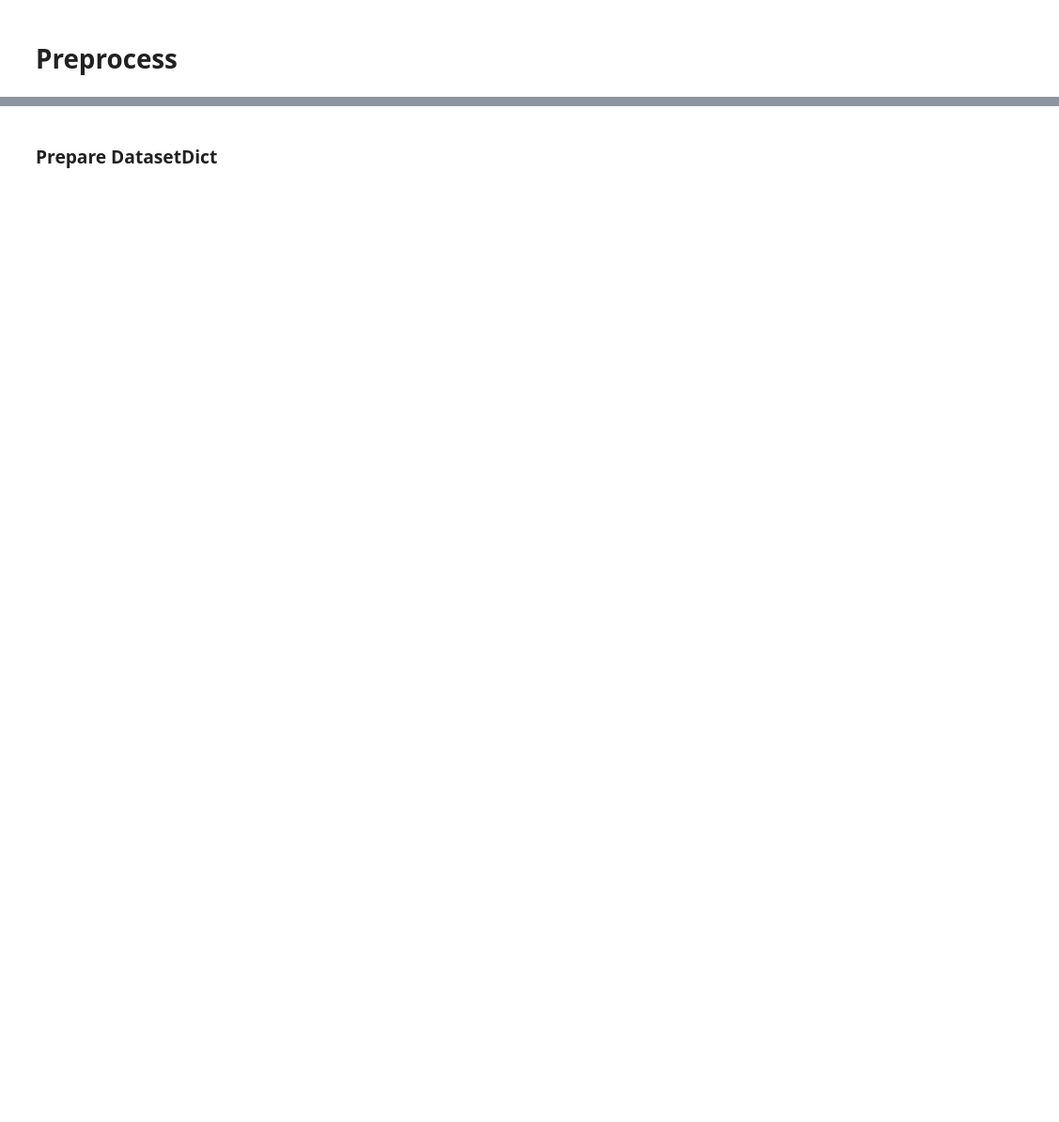
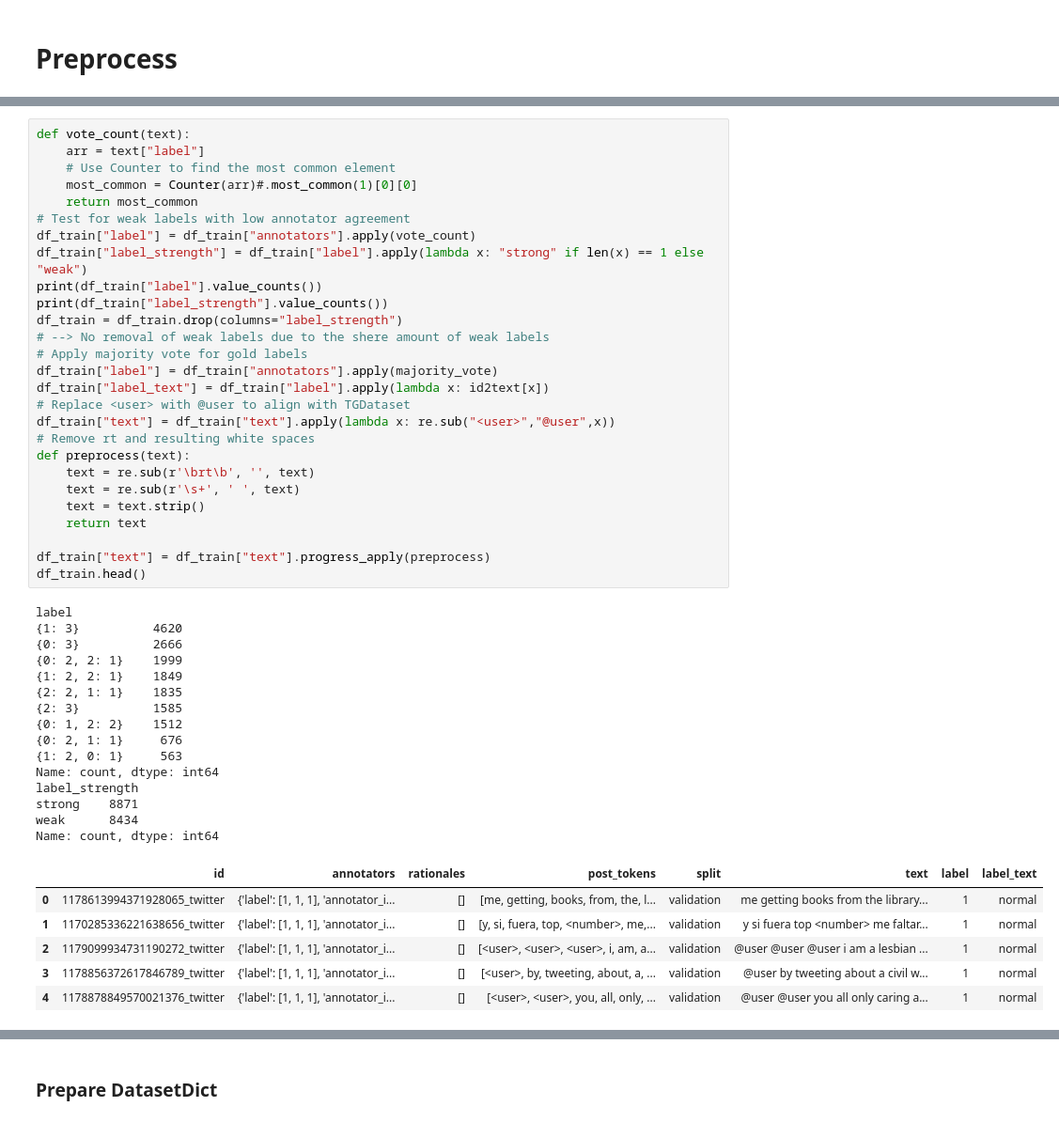
Before and after one commit to TomSOWI/thesis-datasets, a Jupyter notebook: hateXplain/create_dataset.ipynb, the cells around one changed output, grey strips where cells are left out. Shown at 94% size. Drawn from its saved outputs; the diff is of its cells as text; blank space fills up the shorter version.

```diff
--- a/hateXplain/create_dataset.ipynb
+++ b/hateXplain/create_dataset.ipynb
@@ -149 +130,50 @@ Showing 3 example(s) for pattern: rt
+# %%
+def vote_count(text):
+    arr = text["label"]
+    # Use Counter to find the most common element
+    most_common = Counter(arr)#.most_common(1)[0][0]
+    return most_common
+# Test for weak labels with low annotator agreement
+df_train["label"] = df_train["annotators"].apply(vote_count)
+df_train["label_strength"] = df_train["label"].apply(lambda x: "strong" if len(x) == 1 else "weak")
+print(df_train["label"].value_counts())
+print(df_train["label_strength"].value_counts())
+df_train = df_train.drop(columns="label_strength")
+# --> No removal of weak labels due to the shere amount of weak labels
+# Apply majority vote for gold labels
+df_train["label"] = df_train["annotators"].apply(majority_vote)
+df_train["label_text"] = df_train["label"].apply(lambda x: id2text[x])
+# Replace <user> with @user to align with TGDataset
+df_train["text"] = df_train["text"].apply(lambda x: re.sub("<user>","@user",x))
+# Remove rt and resulting white spaces
+def preprocess(text):
+    text = re.sub(r'\brt\b', '', text)
+    text = re.sub(r'\s+', ' ', text)
+    text = text.strip()
+    return text
+
+df_train["text"] = df_train["text"].progress_apply(preprocess)
+df_train.head()
+# %% [output]
+label
+{1: 3}          4620
+{0: 3}          2666
+{0: 2, 2: 1}    1999
+{1: 2, 2: 1}    1849
+{2: 2, 1: 1}    1835
+{2: 3}          1585
+{0: 1, 2: 2}    1512
+{0: 2, 1: 1}     676
+{1: 2, 0: 1}     563
+Name: count, dtype: int64
+label_strength
+strong    8871
+weak      8434
+Name: count, dtype: int64
+|  | id | annotators | rationales | post_tokens | split | text | label | label_text |
+| 0 | 1178613994371928065_twitter | {'label': [1, 1, 1], 'annotator_i... | [] | [me, getting, books, from, the, l... | validation | me getting books from the library... | 1 | normal |
+| 1 | 1170285336221638656_twitter | {'label': [1, 1, 1], 'annotator_i... | [] | [y, si, fuera, top, <number>, me,... | validation | y si fuera top <number> me faltar... | 1 | normal |
+| 2 | 1179099934731190272_twitter | {'label': [1, 1, 1], 'annotator_i... | [] | [<user>, <user>, <user>, i, am, a... | validation | @user @user @user i am a lesbian ... | 1 | normal |
+| 3 | 1178856372617846789_twitter | {'label': [1, 1, 1], 'annotator_i... | [] | [<user>, by, tweeting, about, a, ... | validation | @user by tweeting about a civil w... | 1 | normal |
+| 4 | 1178878849570021376_twitter | {'label': [1, 1, 1], 'annotator_i... | [] | [<user>, <user>, you, all, only, ... | validation | @user @user you all only caring a... | 1 | normal |
 # %%
```
Also changed, not shown: parts of 19 cells of this notebook, 9 other files.
